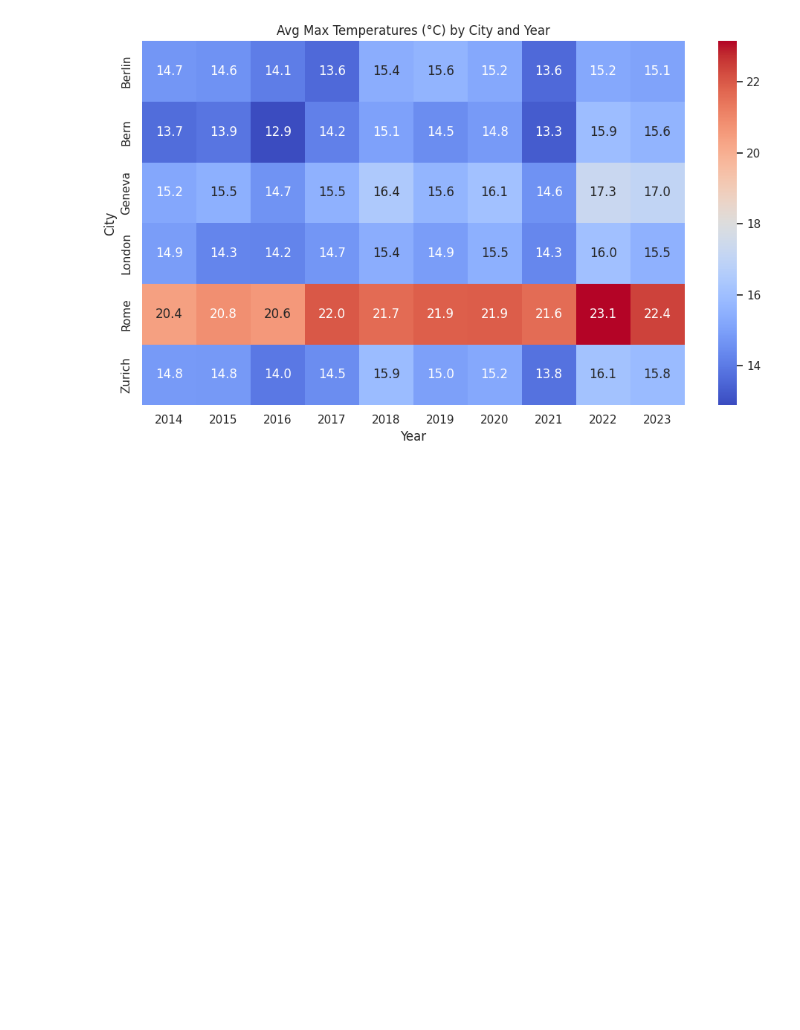
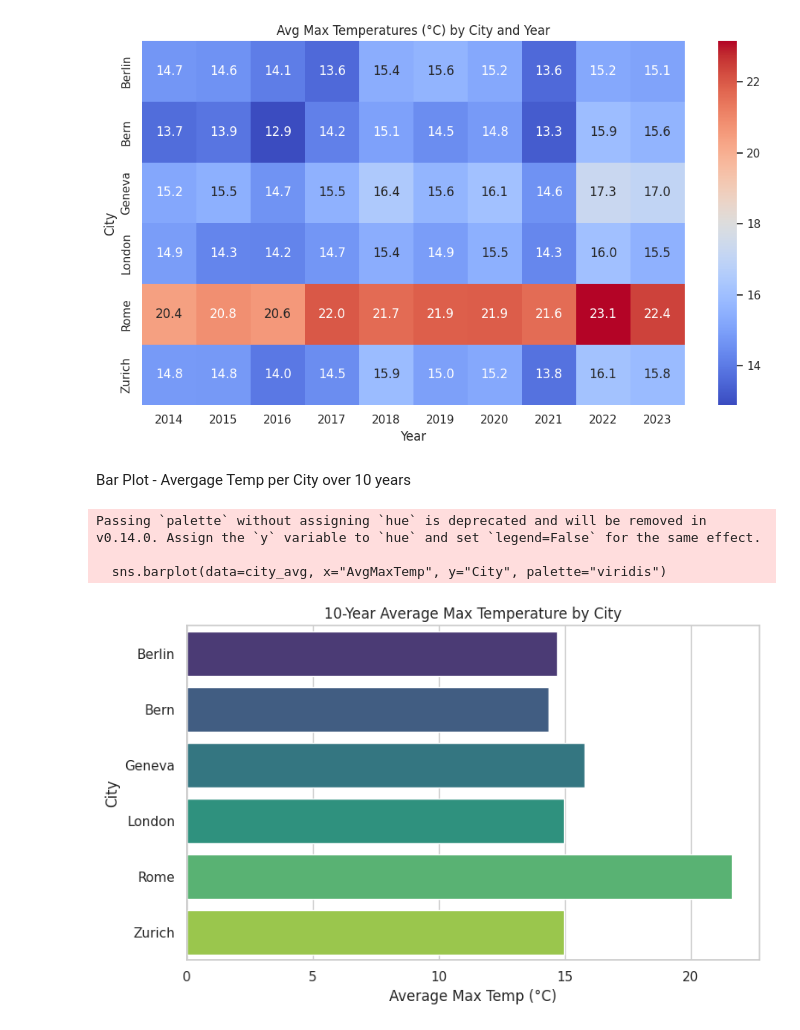
Before and after one commit to HatemBenBelgacem01/Groupwork_SP_Group9, a Jupyter notebook: notebooks/04_visualization.ipynb, the cells around one changed output. Cells and saved outputs as stored; diff of their text form; code cells hidden in the pictures; blank space fills up the shorter version.

```diff
--- a/notebooks/04_visualization.ipynb
+++ b/notebooks/04_visualization.ipynb
@@ -92,3 +92,20 @@ plt.tight_layout()
 plt.show()
 # %% [output]
 [figure]
+# %% [markdown]
+Bar Plot - Avergage Temp per City over 10 years
+# %%
+city_avg = df.groupby("City")["AvgMaxTemp"].mean().reset_index()
+
+plt.figure(figsize=(8, 5))
+sns.barplot(data=city_avg, x="AvgMaxTemp", y="City", palette="viridis")
+plt.title("10-Year Average Max Temperature by City")
+plt.xlabel("Average Max Temp (°C)")
+plt.ylabel("City")
+plt.tight_layout()
+plt.show()
+# %% [output]
+Passing `palette` without assigning `hue` is deprecated and will be removed in v0.14.0. Assign the `y` variable to `hue` and set `legend=False` for the same effect.
+
+  sns.barplot(data=city_avg, x="AvgMaxTemp", y="City", palette="viridis")
+[figure, added]
```
Also changed, not shown: parts of 4 cells of this notebook, 3 other files.
